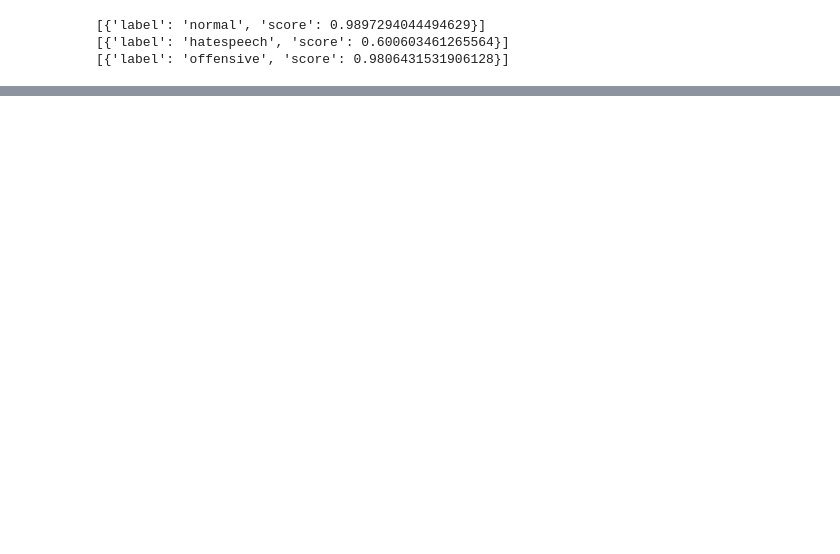
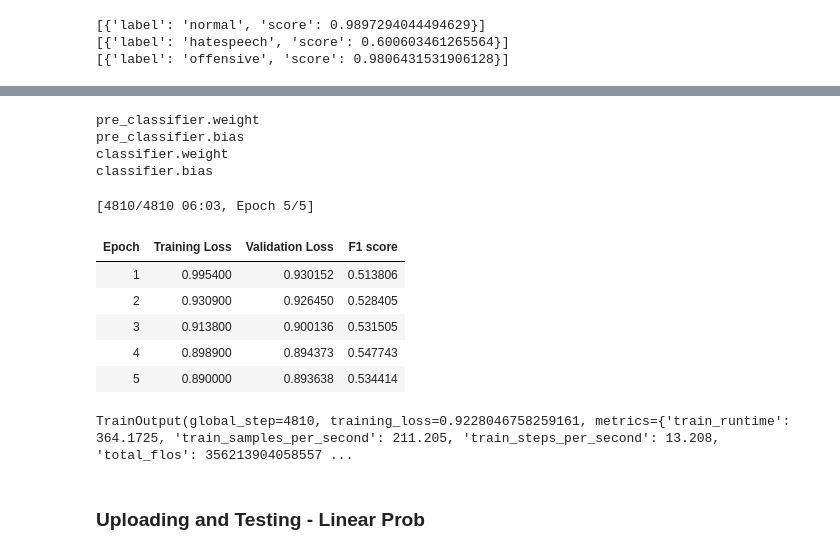
Before and after one commit to Antonello03/ExplainingHate, a Jupyter notebook: model.ipynb, the cells around one changed output, grey strips where cells are left out. Drawn from its saved outputs; the diff is of its cells as text; code cells hidden in the pictures; blank space fills up the shorter version.

Commit message:
linear probing

```diff
--- a/model.ipynb
+++ b/model.ipynb
@@ -17,6 +17,6 @@ device = torch.device("cuda" if torch.cuda.is_available() else "cpu")
 - **Rationales**: Annotators provide explanations highlighting specific parts of the text that influenced their labeling decision.
 - **Target Communities**: Annotations include information on which communities or groups are targeted by the hate speech.
 # %%
-dataset = load_dataset("hatexplain")
+dataset = load_dataset("hatexplain", trust_remote_code=True)
 dataset
 # %% [output]
@@ -355,0 +365,6 @@ print(classifier("Imagine having bruce lee in the USA government"))
+# %%
+print(model_name)
+num_labels = 3
+id2label = {0: "normal", 1: "offensive", 2: "hatespeech"}
+label2id = {"normal": 0, "offensive": 1, "hatespeech": 2}
+model = AutoModelForSequenceClassification.from_pretrained(model_name, num_labels=num_labels, id2label=id2label, label2id=label2id)
@@ -355,0 +375,47 @@ print(classifier("Imagine having bruce lee in the USA government"))
+# %%
+for name, param in model.named_parameters():
+    if 'classifier' not in name:
+        param.requires_grad = False
+    else:  # classifier layer
+        print(name)
+# %% [output]
+pre_classifier.weight
+pre_classifier.bias
+classifier.weight
+classifier.bias
+# %%
+batch_size = 16
+epochs = 5
+model_name_output_dir = model_name.replace("/", "-")+"-linearprob-hateXplain"
+
+training_args_lp = TrainingArguments(output_dir=model_name_output_dir,
+                                  num_train_epochs=epochs,
+                                  learning_rate=1e-4,
+                                  per_device_train_batch_size=batch_size,
+                                  per_device_eval_batch_size=batch_size,
+                                  weight_decay=0.01,
+                                  evaluation_strategy="epoch",
+                                  disable_tqdm=False,
+                                  log_level="error",
+                                  optim='adamw_torch'
+                                  )
+# %%
+trainer = Trainer(model=model,
+                  args=training_args_lp,
+                  compute_metrics=get_F1,
+                  train_dataset=hateXplain_encoded["train"],
+                  eval_dataset=hateXplain_encoded["validation"],
+                  tokenizer=tokenizer)
+trainer.train()
+trainer.save_model()
+# %% [output]
+[4810/4810 06:03, Epoch 5/5]
+| Epoch | Training Loss | Validation Loss | F1 score |
+| 1 | 0.995400 | 0.930152 | 0.513806 |
+| 2 | 0.930900 | 0.926450 | 0.528405 |
+| 3 | 0.913800 | 0.900136 | 0.531505 |
+| 4 | 0.898900 | 0.894373 | 0.547743 |
+| 5 | 0.890000 | 0.893638 | 0.534414 |
+TrainOutput(global_step=4810, training_loss=0.9228046758259161, metrics={'train_runtime': 364.1725, 'train_samples_per_second': 211.205, 'train_steps_per_second': 13.208, 'total_flos': 356213904058557 ...
+# %% [markdown]
+### Uploading and Testing - Linear Prob
```
Also changed, not shown: parts of 18 cells of this notebook.
